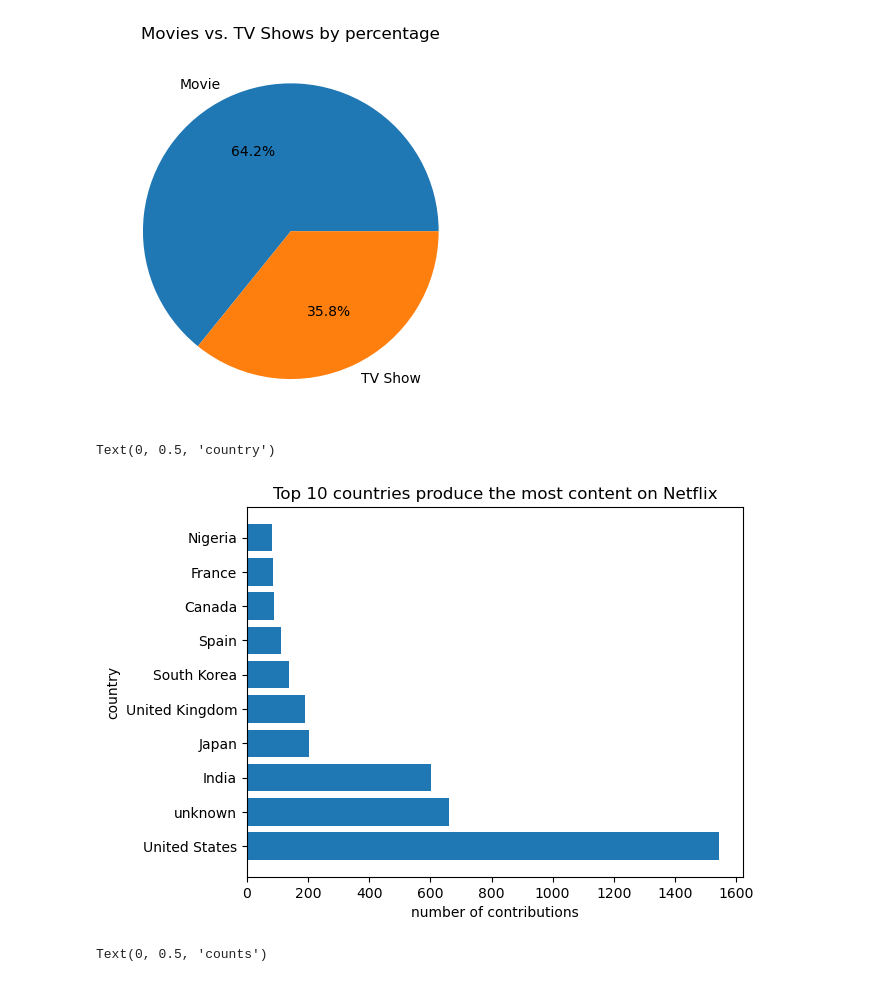
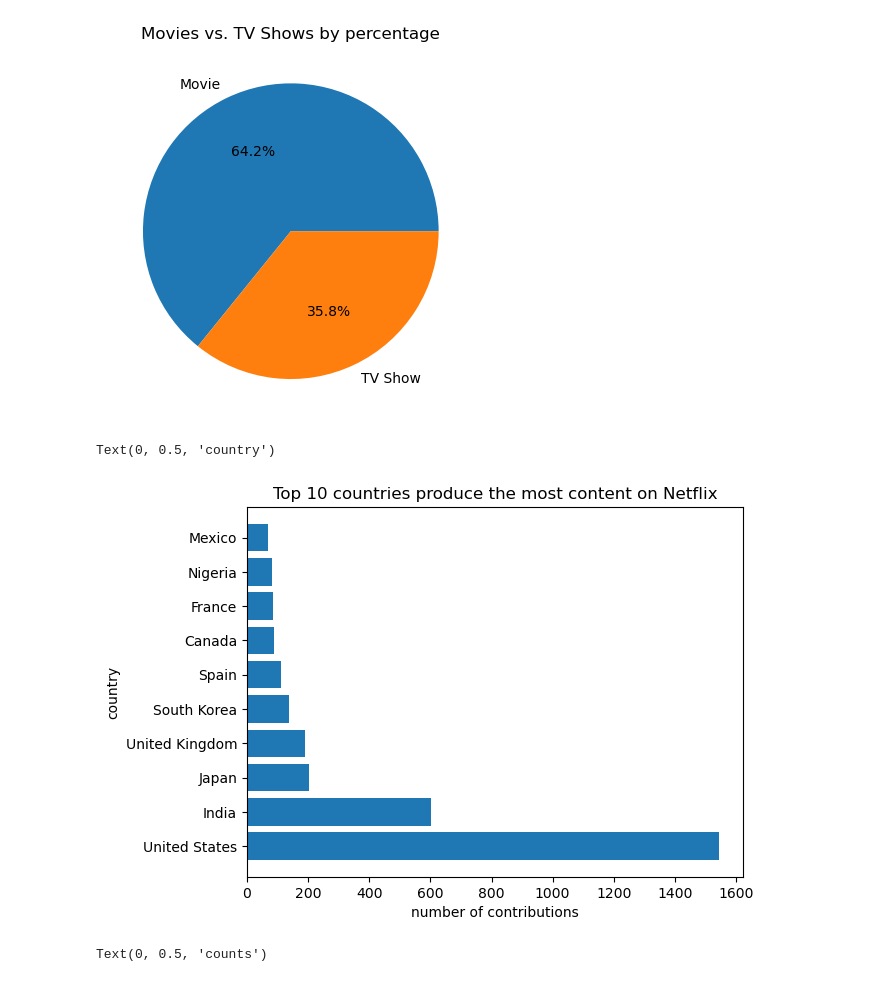
Before and after one commit to aashour06/Netflix_data, a Jupyter notebook: netflix.ipynb, the cells around one changed output. Cells and saved outputs as stored; diff of their text form; code cells hidden in the pictures.

```diff
--- a/netflix.ipynb
+++ b/netflix.ipynb
@@ -438,13 +438,13 @@ plt.title("Movies vs. TV Shows by percentage")
 Text(0.5, 1.0, 'Movies vs. TV Shows by percentage')
 [figure]
 # %%
-plt.barh(data['country'].value_counts().head(10).index,data['country'].value_counts().head(10))
+plt.barh(data[data["country"]!="unknown"]['country'].value_counts().head(10).index,data[data["country"]!="unknown"]['country'].value_counts().head(10))
 plt.title("Top 10 countries produce the most content on Netflix")
 plt.xlabel("number of contributions")
 plt.ylabel("country")
 # %% [output]
 Text(0, 0.5, 'country')
-[figure, old version]
+[figure, new version]
 # %%
 plt.bar(data["rating"].value_counts().head(10).index,data["rating"].value_counts().head(10))
 plt.title("Top 10 most common ratings")
```
